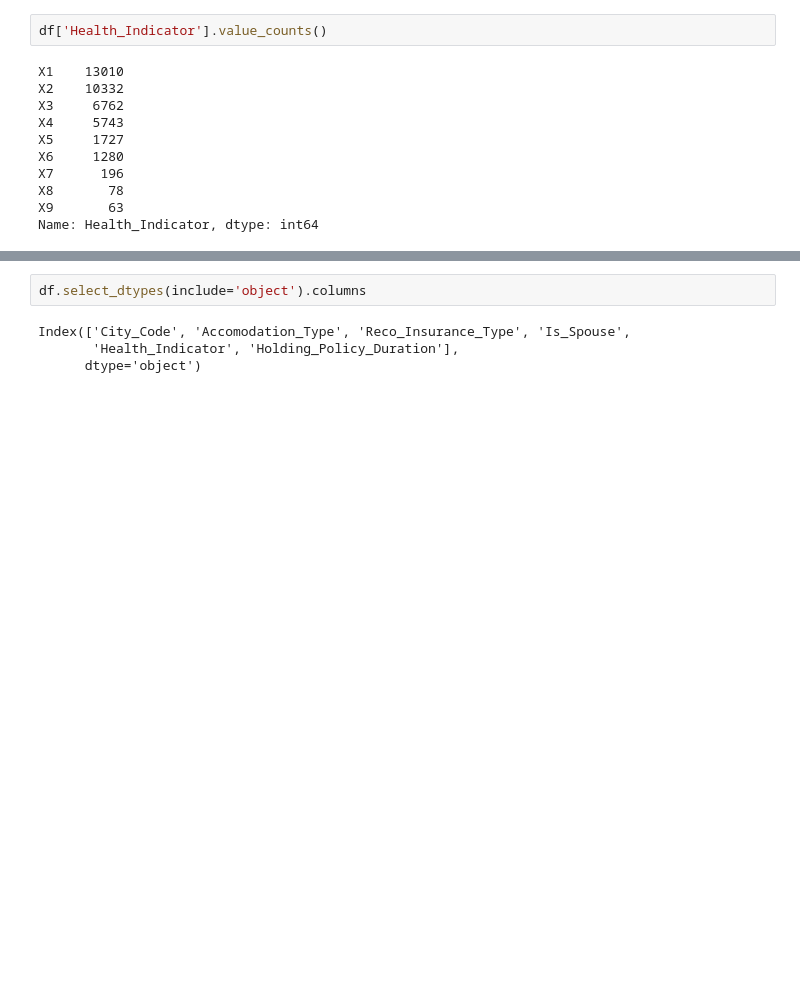
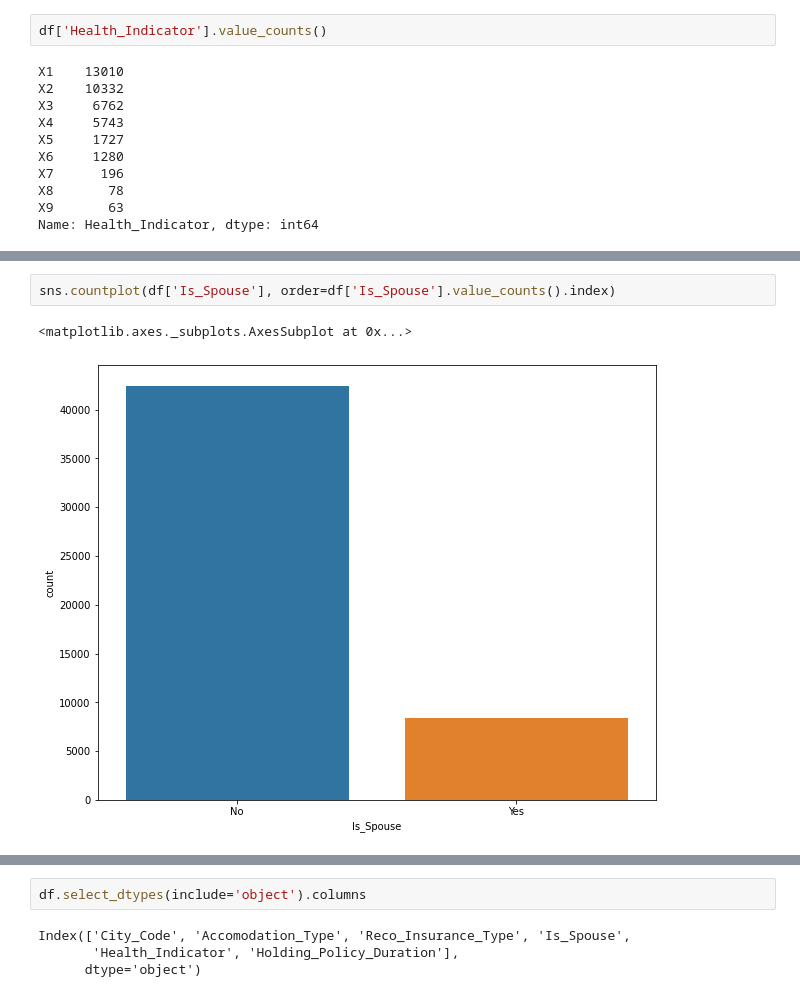
Before and after one commit to blaze-fire/Job-A-Thon, a Jupyter notebook: jobathon.ipynb, the cells around one changed output, grey strips where cells are left out. Cells and saved outputs as stored; diff of their text form; blank space fills up the shorter version.

```diff
--- a/jobathon.ipynb
+++ b/jobathon.ipynb
@@ -110,0 +166,5 @@ sns.countplot(df['Holding_Policy_Duration'])
+# %%
+sns.countplot(df['Is_Spouse'], order=df['Is_Spouse'].value_counts().index)
+# %% [output]
+<matplotlib.axes._subplots.AxesSubplot at 0x...>
+[figure, added]
```
Also changed, not shown: parts of 10 cells of this notebook.
